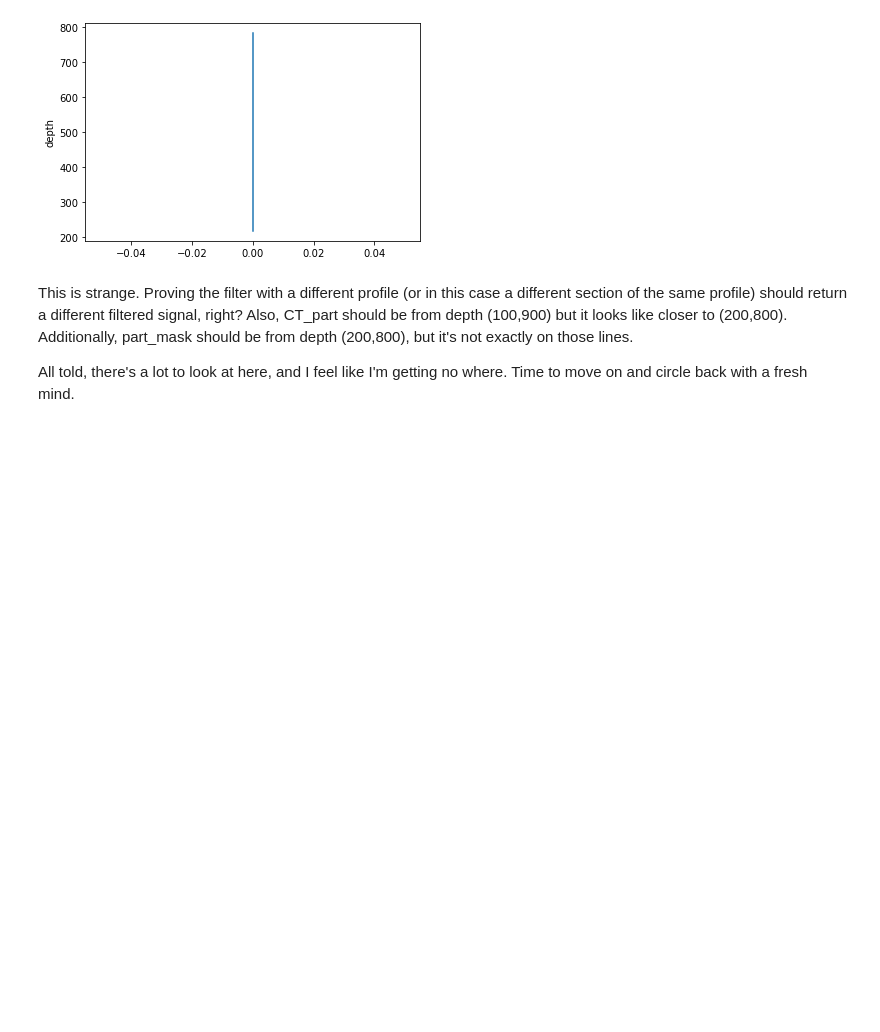
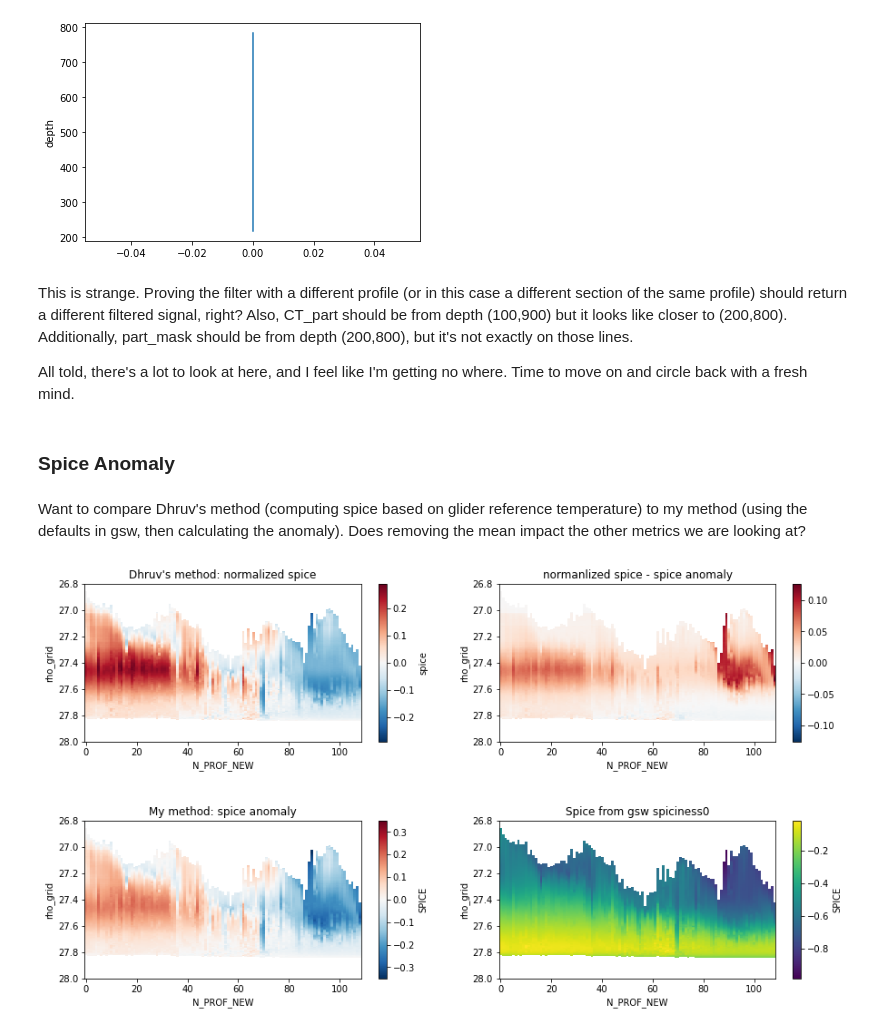
Before and after one commit to ocean-transport/argo-intern, a Jupyter notebook: methods.ipynb, the cells around one changed output. Saved outputs shown, nothing was run; the diff lists cells and outputs as text; code cells hidden in the pictures; blank space fills up the shorter version.

Commit message:
plots to compare spice calculation methods

```diff
--- a/methods.ipynb
+++ b/methods.ipynb
@@ -168,3 +168,51 @@ Text(0.5, 1.0, 'Filtered CT Profiles')
 This is strange. Proving the filter with a different profile (or in this case a different section of the same profile) should return a different filtered signal, right? Also, CT_part should be from depth (100,900) but it looks like closer to (200,800). Additionally, part_mask should be from depth (200,800), but it's not exactly on those lines.
 
 All told, there's a lot to look at here, and I feel like I'm getting no where. Time to move on and circle back with a fresh mind.
+# %% [markdown]
+### Spice Anomaly
+# %% [markdown]
+Want to compare Dhruv's method (computing spice based on glider reference temperature) to my method (using the defaults in gsw, then calculating the anomaly). Does removing the mean impact the other metrics we are looking at?
+# %%
+float_z = xr.open_dataset('202206_floats/float_ID:(1901700)_ds_z.nc')
+float_r = xr.open_dataset('202206_floats/float_ID:(1901700)_ds_rho.nc')
+# %%
+n=0
+mean_prof = float_r.SPICE.isel(rho_grid=n).mean(skipna=True)
+anom_prof = float_r.SPICE.isel(rho_grid=n) - mean_prof
+
+for n in range(1,len(float_r.rho_grid)):
+    mean_prof      = float_r.SPICE.isel(rho_grid=n).mean(skipna=True)
+    anom_prof_next = float_r.SPICE.isel(rho_grid=n) - mean_prof
+
+    anom_prof = xr.concat([anom_prof, anom_prof_next], dim='rho_grid')
+# %%
+alpha = gsw.alpha(float_r.SA, float_r.CT, float_r.PRES_INTERPOLATED)
+
+dCT = float_r.CT - float_r.CT.mean('N_PROF_NEW')
+float_r['spice']= 2*1000*alpha*dCT
+# %%
+plt.figure(figsize=(15,8))
+
+plt.subplot(2,2,1)
+float_r.spice.plot()
+plt.gca().invert_yaxis()
+plt.title("Dhruv's method: normalized spice")
+
+plt.subplot(2,2,2)
+(float_r.spice - anom_prof).plot()
+plt.gca().invert_yaxis()
+plt.title("normanlized spice - spice anomaly")
+
+plt.subplot(2,2,3)
+anom_prof.plot()
+plt.gca().invert_yaxis()
+plt.title("My method: spice anomaly")
+
+plt.subplot(2,2,4)
+float_r.SPICE.plot()
+plt.gca().invert_yaxis()
+plt.title("Spice from gsw spiciness0")
+
+plt.subplots_adjust(hspace=0.5)
+# %% [output]
+[figure, added]
```
Also changed, not shown: parts of 4 cells of this notebook.
